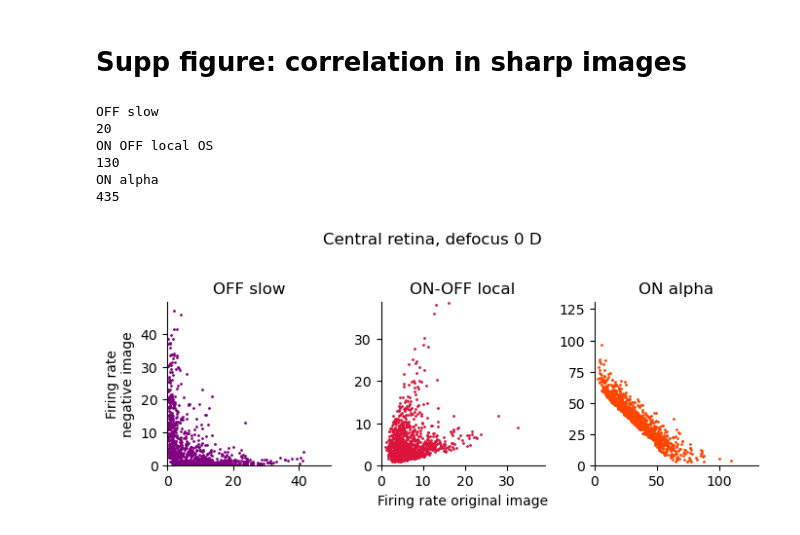
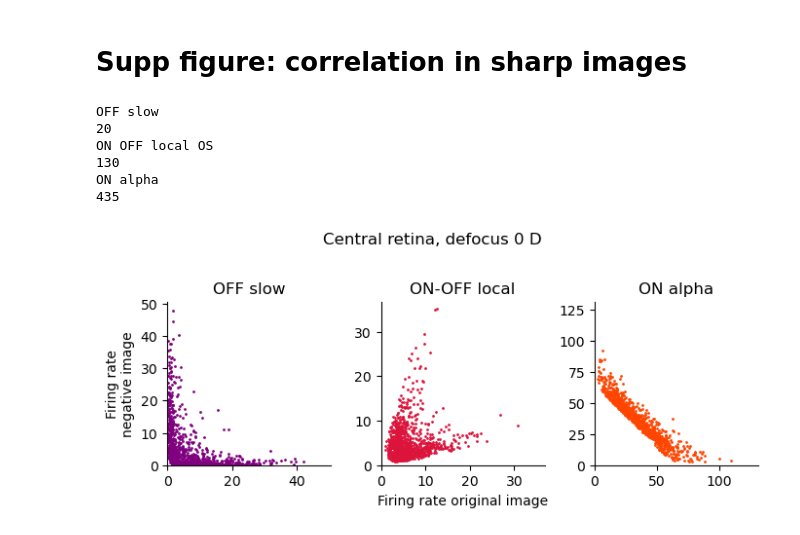
Before and after one commit to sagoethals/Defocus_detection_2024, a Jupyter notebook: Figure_4.ipynb, the cells around one changed output. Cells and saved outputs as stored; diff of their text form; code cells hidden in the pictures.

```diff
--- a/Figure_4.ipynb
+++ b/Figure_4.ipynb
@@ -736,7 +1278,7 @@ Example cell: 130
 # Supp figure: correlation in sharp images
 # %%
 idx_ref = 4
-src = 0
+src = 2
 
 fig = figure(figsize=(7, 3))
 fig.suptitle('Central retina, defocus 0 D')
@@ -799,31 +1341,31 @@ index = where(clusters_all_experiments[iExp] == cell_nb)[0][0]
 print (cell_nb)
 
 lim_min = amin(model_spike_counts_all_experiments[iExp][:, 0, idx_ref, src, index])
 lim_max = amax(model_spike_counts_all_experiments[iExp][:, 0, idx_ref, src, index])
 lim = 1.2*max(abs(lim_min), lim_max)
 
 ### Scatter
 ax = fig.add_subplot(gs[2])
 ax.scatter(model_spike_counts_all_experiments[iExp][:, 0, idx_ref, src, index], \
            model_spike_counts_all_experiments[iExp][:, 1, idx_ref, src, index], s=1, color = 'orangered')
 ax.spines['top'].set_visible(False)
 ax.spines['right'].set_visible(False)
 ax.set_xlim(0, lim)
 ax.set_ylim(0, lim)
 ax.set_title('ON alpha')
 ax.set_aspect('equal')
 
 tight_layout()
 
 ### Save figure
 # fsave = '/home/sarah/Documents/Myopia/Documents/Papier defocus/figures/papier/'
 fsave = 'T:/Documents/Papier defocus/figures/papier/'
 # fig.savefig(fsave+'Supp_fig_Fig4_sharp_images.png', format='png', dpi=300)
 # %% [output]
 OFF slow
 20
 ON OFF local OS
 130
 ON alpha
 435
-[figure, old version]
+[figure, new version]
```
Also changed, not shown: parts of 5 cells of this notebook, 5 other files.
